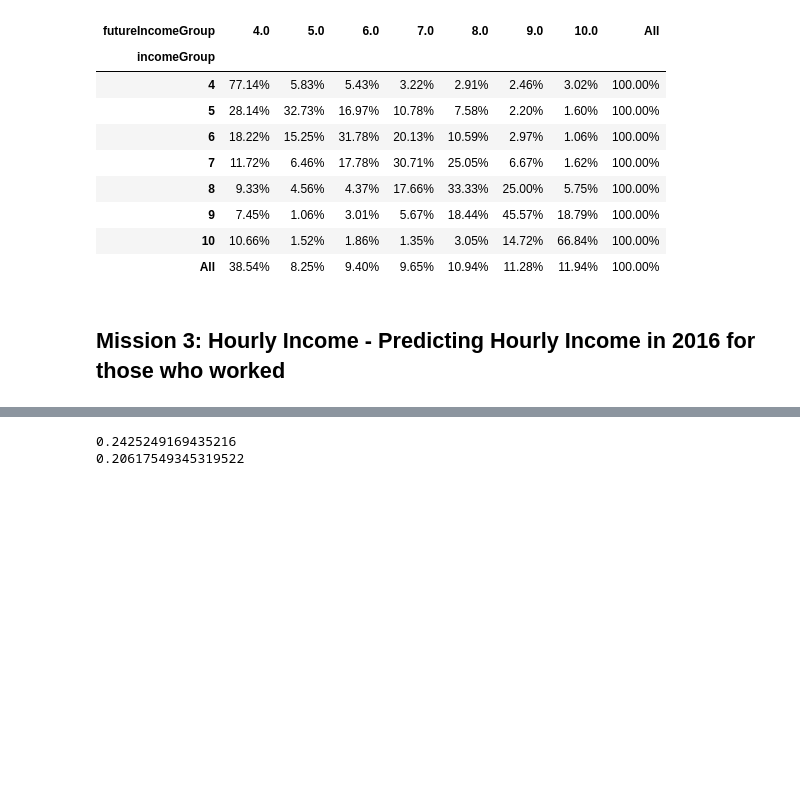
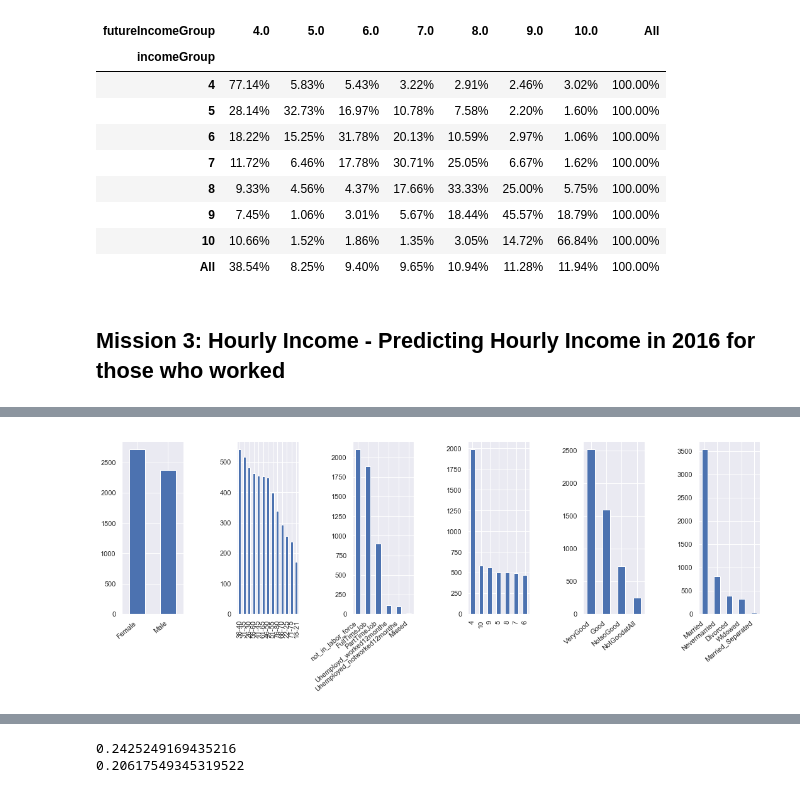
Before and after one commit to houhashv/MLProject, a Jupyter notebook: mlproject/notebooks/learning_nootebook_template.ipynb, the cells around one changed output, grey strips where cells are left out. Saved outputs shown, nothing was run; the diff lists cells and outputs as text; code cells hidden in the pictures; blank space fills up the shorter version.

Commit message:
Merge branch 'yossi' of https://github.com/houhashv/MLProject into idan
# Conflicts:
#	setup.py

```diff
--- a/mlproject/notebooks/learning_nootebook_template.ipynb
+++ b/mlproject/notebooks/learning_nootebook_template.ipynb
@@ -22,11 +22,11 @@ from xgboost import plot_importance
 from xgboost import plot_tree
 from sklearn.model_selection import train_test_split
 from sklearn.metrics import accuracy_score
-from sklearn.grid_search import GridSearchCV
-
+#from sklearn.grid_search import GridSearchCV
+import matplotlib
 import shap
 
-root = 'C:\\Users\\yossi\\jupyter notebook\\XGboost\\xgboostlab\\'
+root = 'C:\\Users\\idan\\PycharmProjects\\MLProject\\mlproject\\datasets\\datasets\\'
 pd.set_option('display.max_rows', 500)
 pd.set_option('display.max_columns', 500)
 
@@ -136,0 +127,30 @@ dflearning[['hour_income','future_hour_income']].plot.box(color=color,sym='r+',y
+# %%
+color = dict(boxes='DarkGreen', whiskers='DarkOrange',
+            medians='DarkBlue', caps='Gray')
+
+#dflearning[['hour_income','future_hour_income']].plot.box(color=color,sym='r+',ylim=(0,600),figsize=(20,10))
+#dflearning[['hour_income','future_hour_income']].plot.box(color=color,sym='r+',ylim=(0,120),figsize=(20,10))
+#plt.hist(dflearning['gilGroup'])
+#dflearning['gilGroup'].value_counts().plot(kind='bar')
+plt.figure(figsize=(15,10))
+plt.subplot(2,6,1)
+ax=dflearning['min'].value_counts().plot(kind='bar')
+ax.set_xticklabels(ax.get_xticklabels(), rotation=40, ha="right")
+plt.subplot(2,6,2)
+dflearning['gilGroup'].value_counts().plot(kind='bar')
+#ax.set_xticklabels(ax.get_xticklabels(), rotation=40, ha="right")
+plt.subplot(2,6,3)
+ax=dflearning['tchunatavodashvuit'].value_counts().plot(kind='bar')
+ax.set_xticklabels(ax.get_xticklabels(), rotation=40, ha="right")
+plt.subplot(2,6,4)
+dflearning['incomeGroup'].value_counts().plot(kind='bar')
+plt.subplot(2,6,5)
+ax = dflearning['matzavbriut'].value_counts().plot(kind='bar')
+ax.set_xticklabels(ax.get_xticklabels(), rotation=40, ha="right")
+plt.subplot(2,6,6)
+ax=dflearning['mazav'].value_counts().plot(kind='bar')
+ax.set_xticklabels(ax.get_xticklabels(), rotation=40, ha="right")
+plt.tight_layout()
+plt.savefig('categorical vars.pdf')
+# %% [output]
+[figure, added]
```
Also changed, not shown: parts of 6 cells of this notebook.
